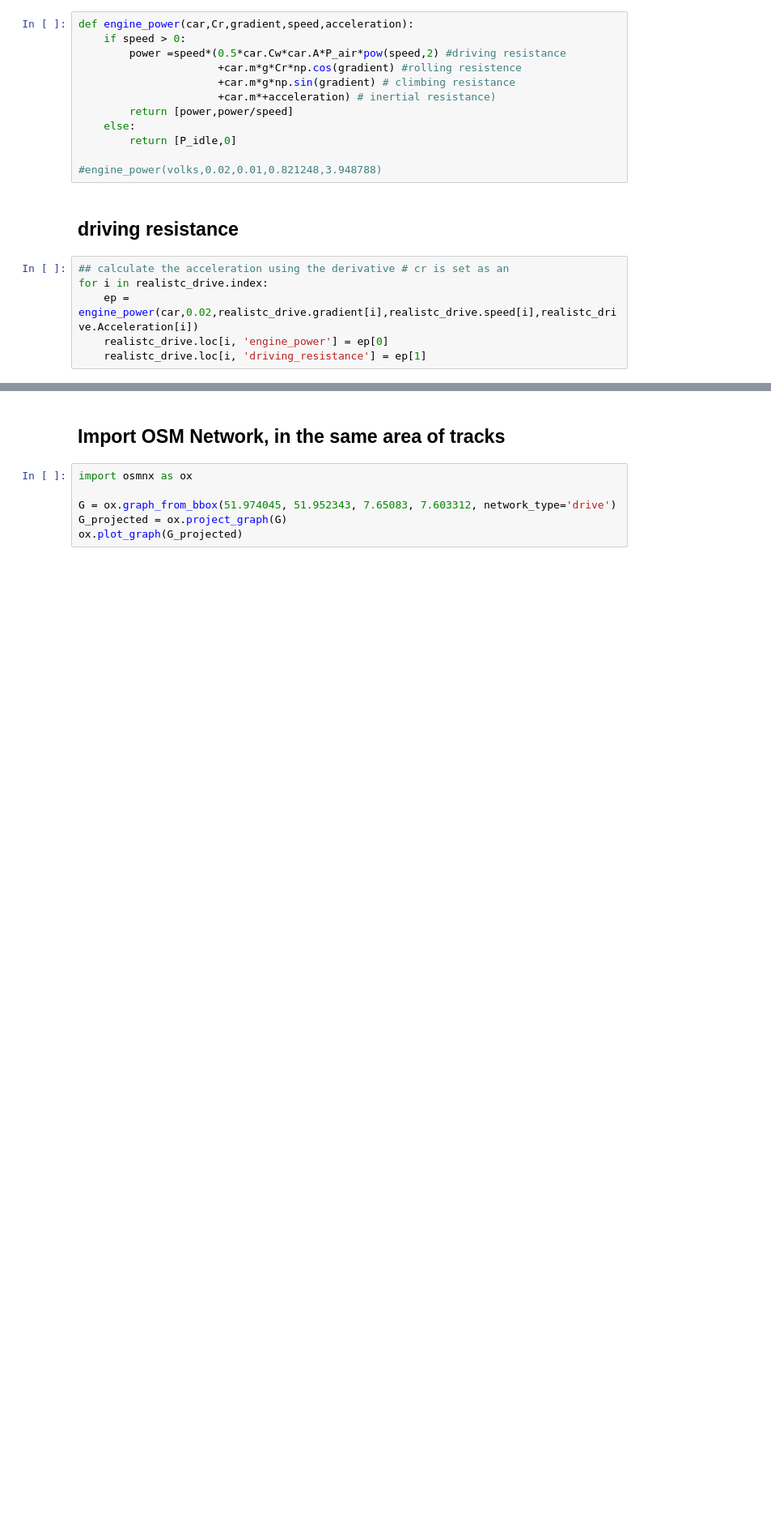
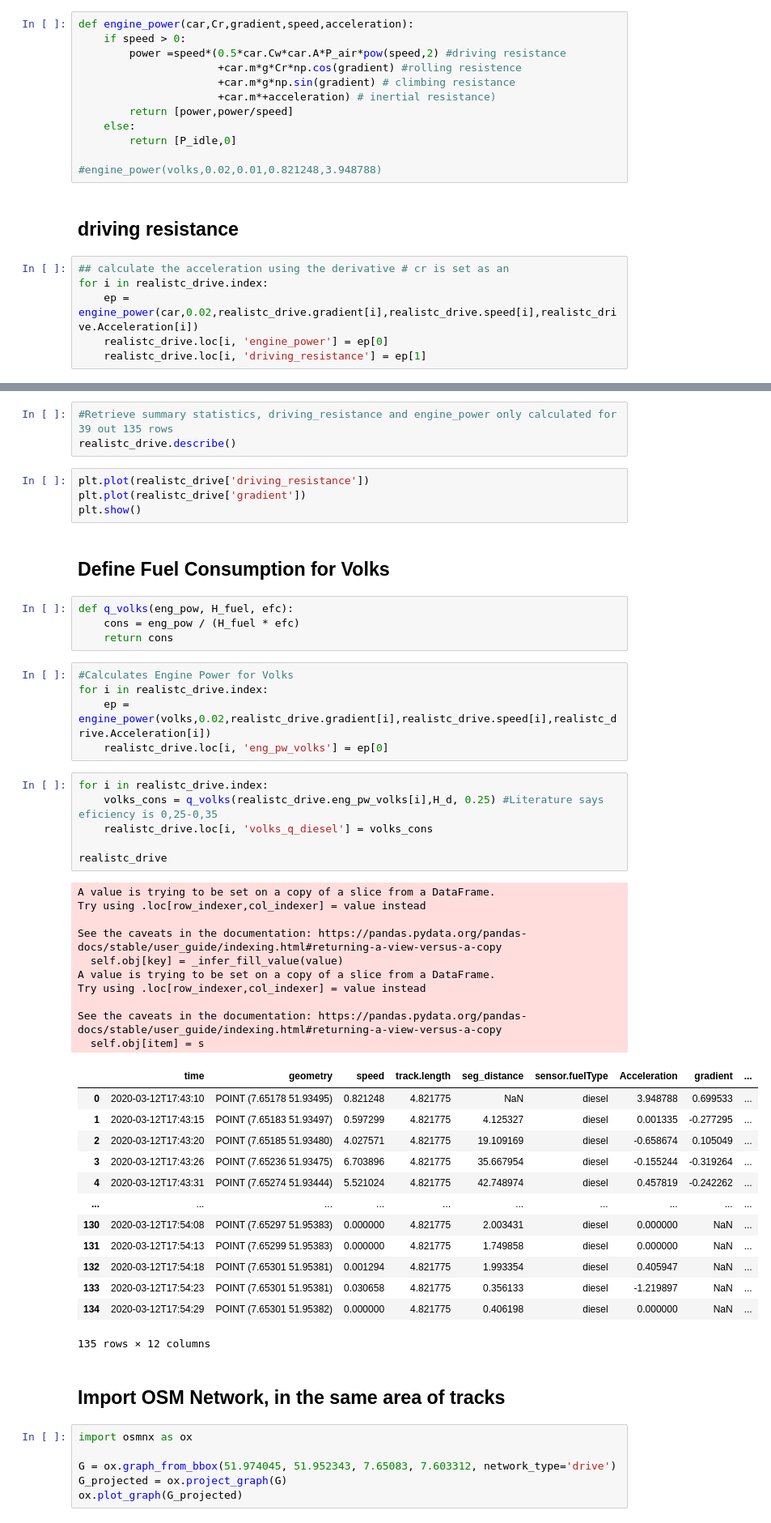
Before and after one commit to enviroCar/envirocar-py, a Jupyter notebook: examples/Energy_demand.ipynb, the cells around one changed output, grey strips where cells are left out. Shown at 81% size. Cells and saved outputs as stored; diff of their text form; blank space fills up the shorter version.

```diff
--- a/examples/Energy_demand.ipynb
+++ b/examples/Energy_demand.ipynb
@@ -242,5 +225,53 @@ realistc_drive
 | 134 | 2020-03-12T17:54:29 | POINT (7.65301 51.95382) | 0.000000 | 4.821775 | 0.406198 | diesel | 0.000000 | NaN | ... |
 135 rows × 10 columns
+# %%
+#Retrieve summary statistics, driving_resistance and engine_power only calculated for 39 out 135 rows
+realistc_drive.describe()
+# %%
+plt.plot(realistc_drive['driving_resistance'])
+plt.plot(realistc_drive['gradient'])
+plt.show()
+# %% [markdown]
+## Define Fuel Consumption for Volks
+# %%
+def q_volks(eng_pow, H_fuel, efc):
+    cons = eng_pow / (H_fuel * efc)
+    return cons
+# %%
+#Calculates Engine Power for Volks
+for i in realistc_drive.index:
+    ep = engine_power(volks,0.02,realistc_drive.gradient[i],realistc_drive.speed[i],realistc_drive.Acceleration[i])
+    realistc_drive.loc[i, 'eng_pw_volks'] = ep[0]
+# %%
+for i in realistc_drive.index:
+    volks_cons = q_volks(realistc_drive.eng_pw_volks[i],H_d, 0.25) #Literature says eficiency is 0,25-0,35
+    realistc_drive.loc[i, 'volks_q_diesel'] = volks_cons
+
+realistc_drive
+# %% [output]
+A value is trying to be set on a copy of a slice from a DataFrame.
+Try using .loc[row_indexer,col_indexer] = value instead
+
+See the caveats in the documentation: https://pandas.pydata.org/pandas-docs/stable/user_guide/indexing.html#returning-a-view-versus-a-copy
+  self.obj[key] = _infer_fill_value(value)
+A value is trying to be set on a copy of a slice from a DataFrame.
+Try using .loc[row_indexer,col_indexer] = value instead
+
+See the caveats in the documentation: https://pandas.pydata.org/pandas-docs/stable/user_guide/indexing.html#returning-a-view-versus-a-copy
+  self.obj[item] = s
+|  | time | geometry | speed | track.length | seg_distance | sensor.fuelType | Acceleration | gradient | ... |
+| 0 | 2020-03-12T17:43:10 | POINT (7.65178 51.93495) | 0.821248 | 4.821775 | NaN | diesel | 3.948788 | 0.699533 | ... |
+| 1 | 2020-03-12T17:43:15 | POINT (7.65183 51.93497) | 0.597299 | 4.821775 | 4.125327 | diesel | 0.001335 | -0.277295 | ... |
+| 2 | 2020-03-12T17:43:20 | POINT (7.65185 51.93480) | 4.027571 | 4.821775 | 19.109169 | diesel | -0.658674 | 0.105049 | ... |
+| 3 | 2020-03-12T17:43:26 | POINT (7.65236 51.93475) | 6.703896 | 4.821775 | 35.667954 | diesel | -0.155244 | -0.319264 | ... |
+| 4 | 2020-03-12T17:43:31 | POINT (7.65274 51.93444) | 5.521024 | 4.821775 | 42.748974 | diesel | 0.457819 | -0.242262 | ... |
+| ... | ... | ... | ... | ... | ... | ... | ... | ... | ... |
+| 130 | 2020-03-12T17:54:08 | POINT (7.65297 51.95383) | 0.000000 | 4.821775 | 2.003431 | diesel | 0.000000 | NaN | ... |
+| 131 | 2020-03-12T17:54:13 | POINT (7.65299 51.95383) | 0.000000 | 4.821775 | 1.749858 | diesel | 0.000000 | NaN | ... |
+| 132 | 2020-03-12T17:54:18 | POINT (7.65301 51.95381) | 0.001294 | 4.821775 | 1.993354 | diesel | 0.405947 | NaN | ... |
+| 133 | 2020-03-12T17:54:23 | POINT (7.65301 51.95381) | 0.030658 | 4.821775 | 0.356133 | diesel | -1.219897 | NaN | ... |
+| 134 | 2020-03-12T17:54:29 | POINT (7.65301 51.95382) | 0.000000 | 4.821775 | 0.406198 | diesel | 0.000000 | NaN | ... |
+135 rows × 12 columns
 # %% [markdown]
 ## Import OSM Network, in the same area of tracks
 # %%
```
Also changed, not shown: parts of 5 cells of this notebook.
